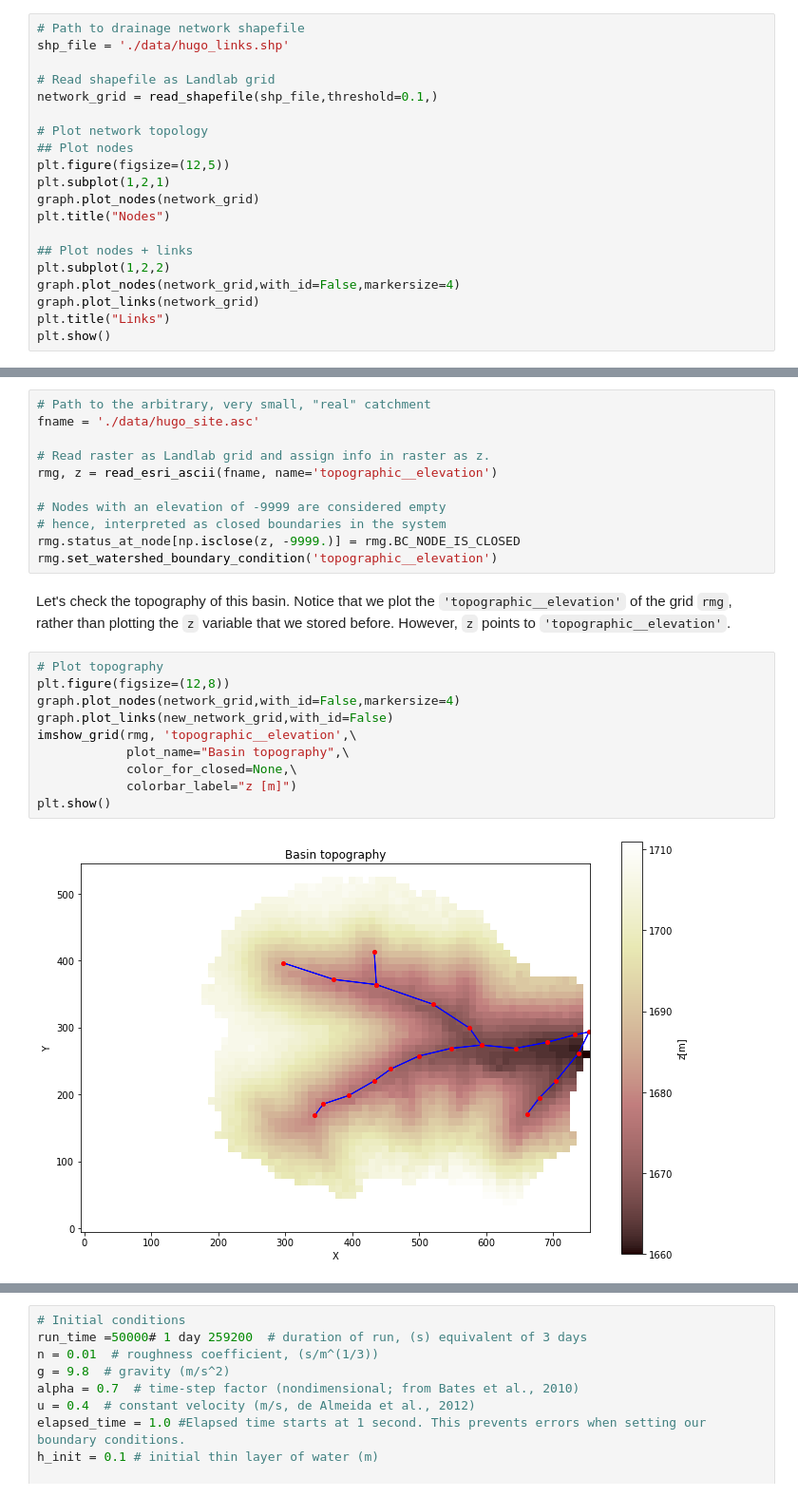
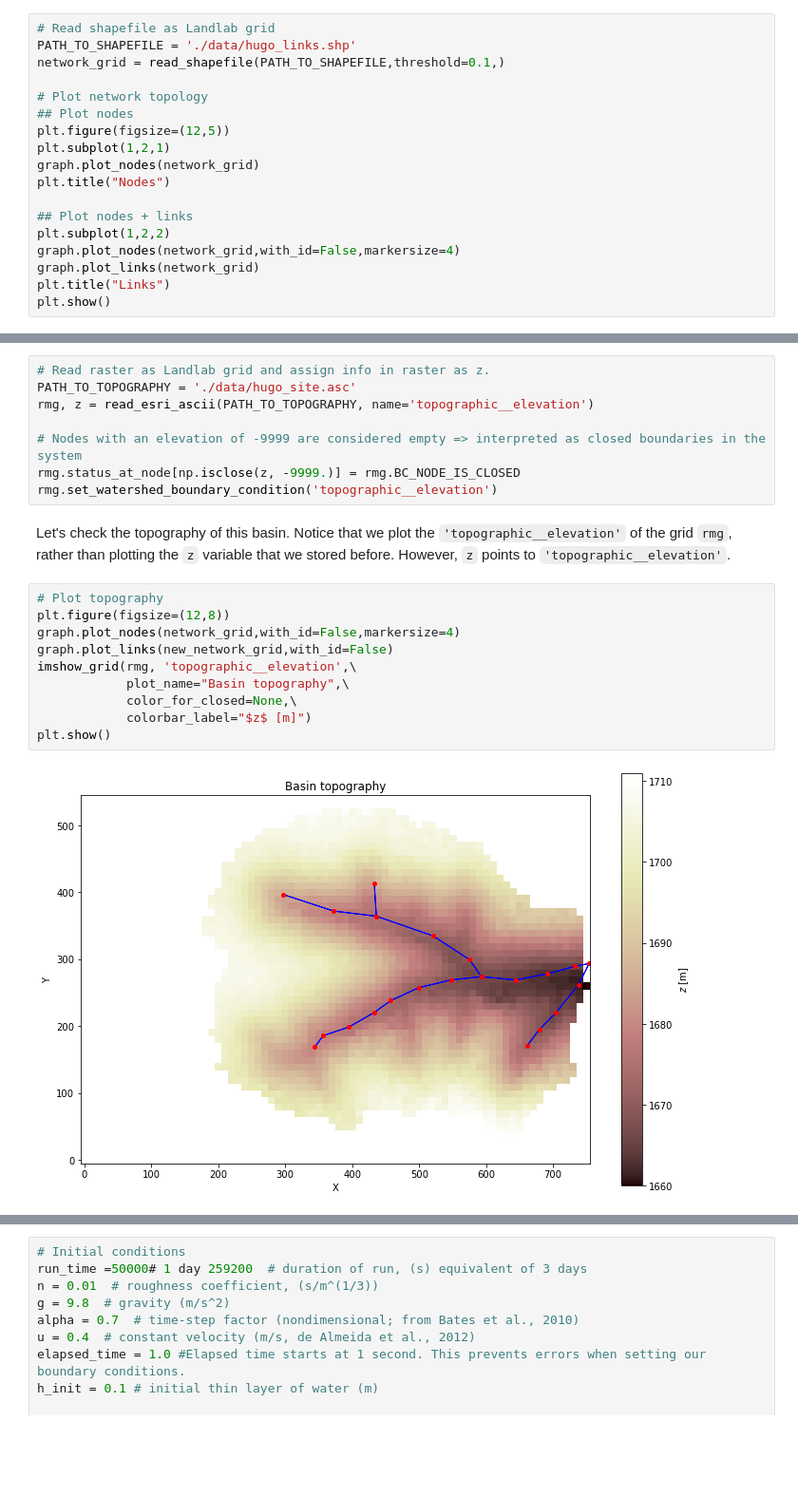
Before and after one commit to espin-2020/fluvial, a Jupyter notebook: fluvial_group.ipynb, the cells around one changed output, grey strips where cells are left out. Shown at 95% size. Drawn from its saved outputs; the diff is of its cells as text; blank space fills up the shorter version.

Commit message:
Edit vars with path to files

```diff
--- a/fluvial_group.ipynb
+++ b/fluvial_group.ipynb
@@ -50,9 +50,7 @@ We start by loading a shapefile containing the topology of the drainage network
 # %%
-# Path to drainage network shapefile
-shp_file = './data/hugo_links.shp'
-
 # Read shapefile as Landlab grid
-network_grid = read_shapefile(shp_file,threshold=0.1,)
+PATH_TO_SHAPEFILE = './data/hugo_links.shp'
+network_grid = read_shapefile(PATH_TO_SHAPEFILE,threshold=0.1,)
 
 # Plot network topology
 ## Plot nodes
@@ -132,12 +131,9 @@ Additionaly, the elevation in the raster is stored as `z`, which is connected to
 # %%
-# Path to the arbitrary, very small, "real" catchment
-fname = './data/hugo_site.asc'
+# Read raster as Landlab grid and assign info in raster as z.
+PATH_TO_TOPOGRAPHY = './data/hugo_site.asc'
+rmg, z = read_esri_ascii(PATH_TO_TOPOGRAPHY, name='topographic__elevation')
 
-# Read raster as Landlab grid and assign info in raster as z.
-rmg, z = read_esri_ascii(fname, name='topographic__elevation')
-
-# Nodes with an elevation of -9999 are considered empty
-# hence, interpreted as closed boundaries in the system
+# Nodes with an elevation of -9999 are considered empty => interpreted as closed boundaries in the system
 rmg.status_at_node[np.isclose(z, -9999.)] = rmg.BC_NODE_IS_CLOSED
 rmg.set_watershed_boundary_condition('topographic__elevation')
 # %% [markdown]
@@ -145,12 +141,12 @@ Let's check the topography of this basin. Notice that we plot the `'topographic_
 # %%
 # Plot topography
 plt.figure(figsize=(12,8))
 graph.plot_nodes(network_grid,with_id=False,markersize=4)
 graph.plot_links(new_network_grid,with_id=False)
 imshow_grid(rmg, 'topographic__elevation',\
             plot_name="Basin topography",\
             color_for_closed=None,\
-            colorbar_label="z [m]")
+            colorbar_label="$z$ [m]")
 plt.show()
 # %% [output]
-[figure, old version]
+[figure, new version]
```
Also changed, not shown: parts of 5 cells of this notebook.
